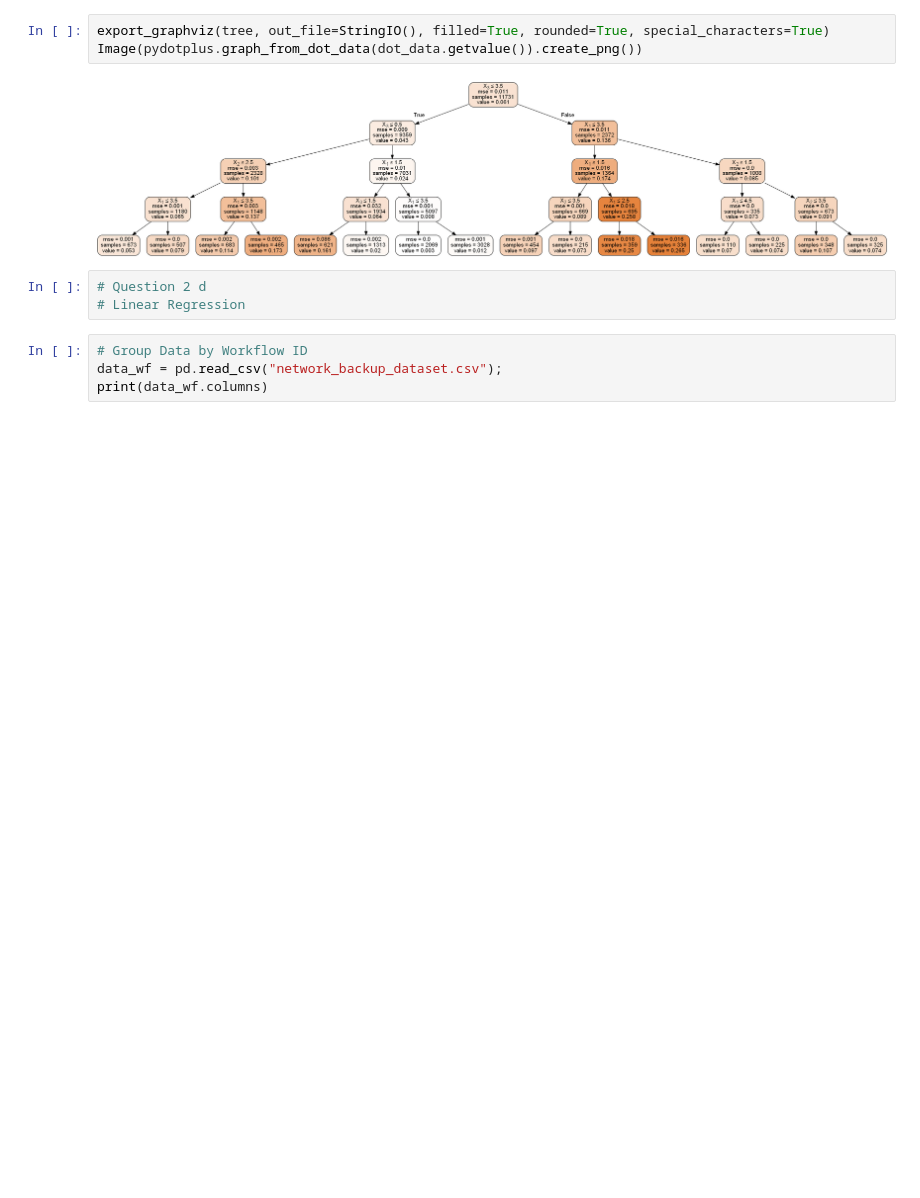
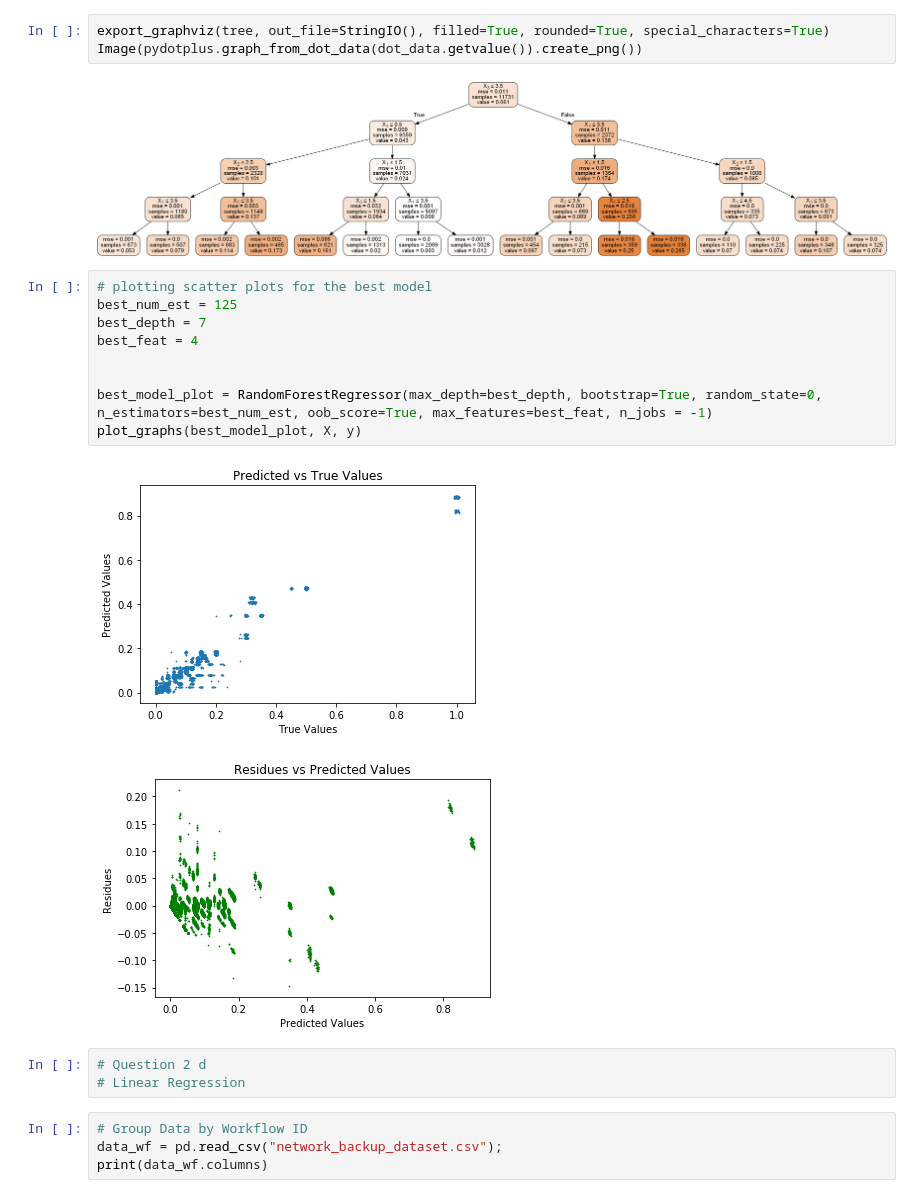
Before and after one commit to rupadevan94/large-scale-data-mining, a Jupyter notebook: Project4/Dataset1.ipynb, the cells around one changed output. Drawn from its saved outputs; the diff is of its cells as text; blank space fills up the shorter version.

Commit message:
Added scatter plots

```diff
--- a/Project4/Dataset1.ipynb
+++ b/Project4/Dataset1.ipynb
@@ -591,6 +591,18 @@ export_graphviz(tree, out_file=StringIO(), filled=True, rounded=True, special_ch
 Image(pydotplus.graph_from_dot_data(dot_data.getvalue()).create_png())
 # %% [output]
 [figure]
+# %%
+# plotting scatter plots for the best model
+best_num_est = 125
+best_depth = 7
+best_feat = 4
+
+
+best_model_plot = RandomForestRegressor(max_depth=best_depth, bootstrap=True, random_state=0, n_estimators=best_num_est, oob_score=True, max_features=best_feat, n_jobs = -1)
+plot_graphs(best_model_plot, X, y)
+# %% [output]
+[figure, added]
+[figure, added]
 # %%
 # Question 2 d
 # Linear Regression
```
Also changed, not shown: parts of 4 cells of this notebook.
